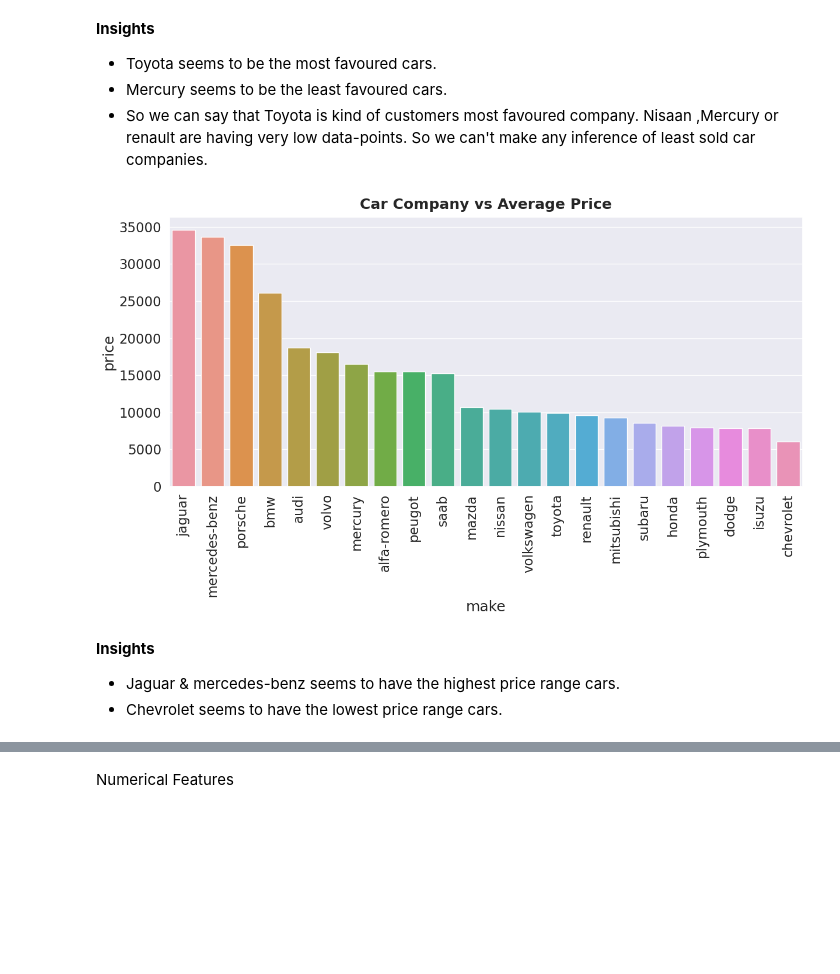
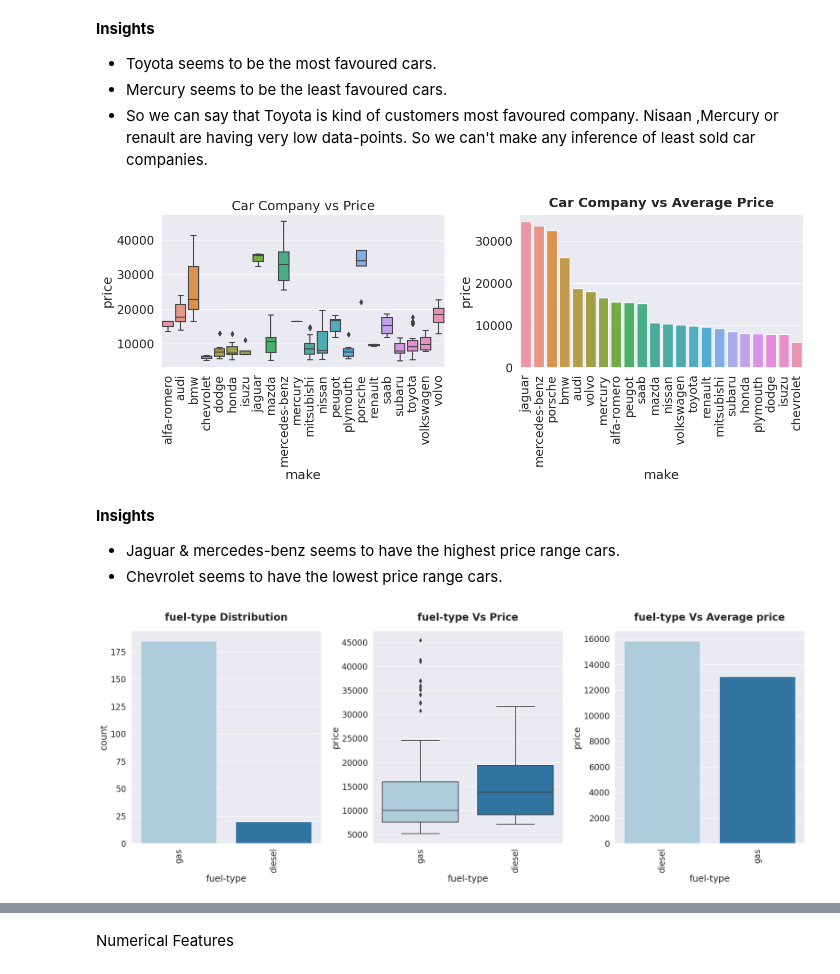
Before and after one commit to ShreeKeshavan/Car_price_prediction, a Jupyter notebook: Car_price_prediction.ipynb, the cells around one changed output, grey strips where cells are left out. Cells and saved outputs as stored; diff of their text form; code cells hidden in the pictures; blank space fills up the shorter version.

```diff
--- a/Car_price_prediction.ipynb
+++ b/Car_price_prediction.ipynb
@@ -293,13 +303,22 @@ plt.show()
 Nisaan ,Mercury or renault are having very low data-points. So we can't make any inference of least sold car companies.
 # %%
 plt.figure(figsize=(14,6))
-x = pd.DataFrame(df.groupby("make")["price"].mean().sort_values(ascending=False))
+
+plt.subplot(1,2,1)
+sns.boxplot(x='make', y='price', data=df)
+plt.xticks(rotation=90)
+plt.title("Car Company vs Price")
+
+plt.subplot(1,2,2)
+x = pd.DataFrame(df.groupby('make')['price'].mean().sort_values(ascending=False))
 sns.barplot(x=x.index,y="price",data=x)
 plt.xticks(rotation=90)
 plt.title("Car Company vs Average Price", pad=10, fontweight="black")
+
+plt.tight_layout()
 plt.show()
 # %% [output]
-[figure, old version]
+[figure, new version]
 # %% [markdown]
 **Insights**
 
@@ -307,0 +350,4 @@ plt.show()
+# %%
+Categorical_visualization('fuel-type')
+# %% [output]
+[figure, added]
```
Also changed, not shown: parts of 15 cells of this notebook.
